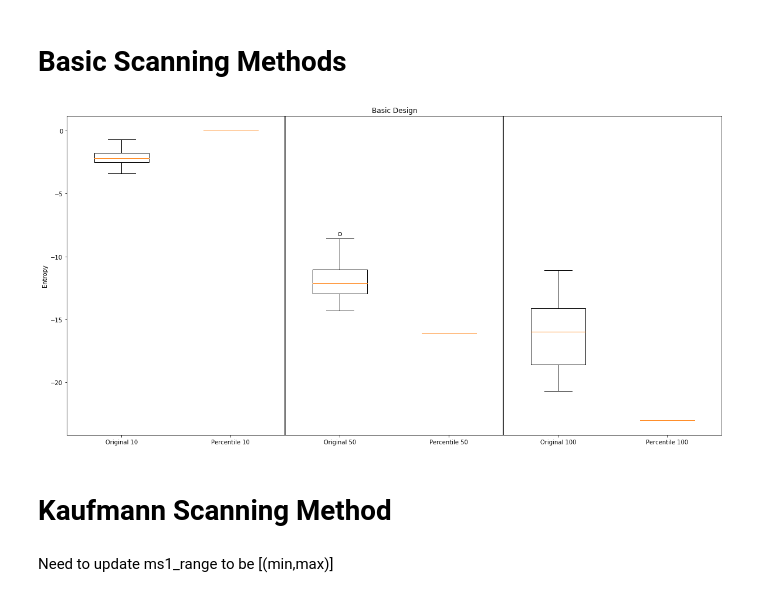
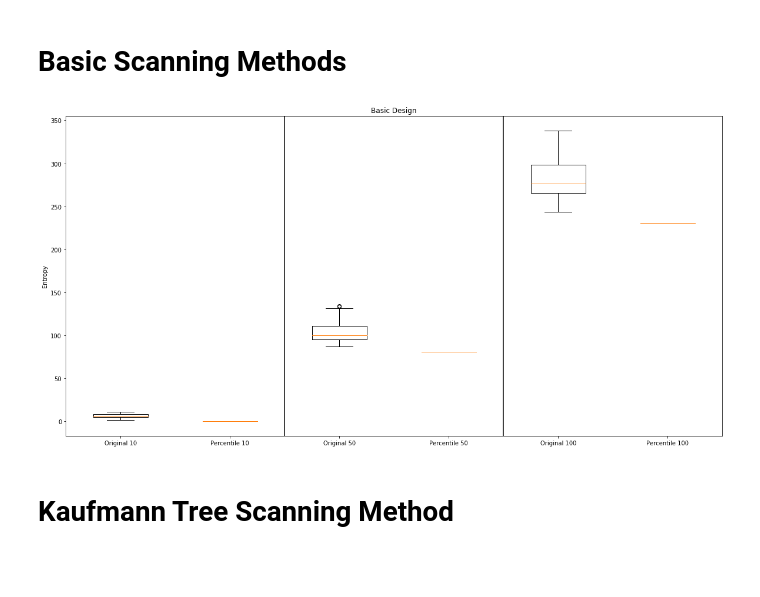
Before and after one commit to sdrogers/clms, a Jupyter notebook: Simulator/notebooks/Vinny_Test.ipynb, the cells around one changed output. Saved outputs shown, nothing was run; the diff lists cells and outputs as text; code cells hidden in the pictures; blank space fills up the shorter version.

Commit message:
Updated DIA methods

```diff
--- a/Simulator/notebooks/Vinny_Test.ipynb
+++ b/Simulator/notebooks/Vinny_Test.ipynb
@@ -25,43 +25,41 @@ m = Sample_Dataset('../../../beer_data/peak_sampler_4_beers.p',50)
 # %% [markdown]
 # Basic Scanning Methods
 # %%
-test1_result = []
-test2_result = []
-test3_result = []
-test4_result = []
-test5_result = []
-test6_result = []
+test1_result_basic = []
+test2_result_basic = []
+test3_result_basic = []
+test4_result_basic = []
+test5_result_basic = []
+test6_result_basic = []
 
 for i in range(0,100):
-    Data_test1=Sample_Dataset('../../../beer_data/peak_sampler_4_beers.p',10)
-    Data_test2=Sample_Dataset('../../../beer_data/peak_sampler_4_beers.p',50)
-    Data_test3=Sample_Dataset('../../../beer_data/peak_sampler_4_beers.p',100)
+    Data_test1=Sample_Dataset('../../../beer_data/peak_sampler_4_beers.p',10,1)
+    Data_test2=Sample_Dataset('../../../beer_data/peak_sampler_4_beers.p',50,1)
+    Data_test3=Sample_Dataset('../../../beer_data/peak_sampler_4_beers.p',100,1)
     test1=Dia_Basic(Data_test1,10,"even")
     test2=Dia_Basic(Data_test1,10,"percentile")
     test3=Dia_Basic(Data_test2,10,"even")
     test4=Dia_Basic(Data_test2,10,"percentile")
     test5=Dia_Basic(Data_test3,10,"even")
     test6=Dia_Basic(Data_test3,10,"percentile")
-    test1_result.append(test1.entropy())
-    test2_result.append(test2.entropy())
-    test3_result.append(test3.entropy())
-    test4_result.append(test4.entropy())
-    test5_result.append(test5.entropy())
-    test6_result.append(test6.entropy())
+    test1_result_basic.append(test1.entropy())
+    test2_result_basic.append(test2.entropy())
+    test3_result_basic.append(test3.entropy())
+    test4_result_basic.append(test4.entropy())
+    test5_result_basic.append(test5.entropy())
+    test6_result_basic.append(test6.entropy())
 
-test_result = [test1_result,test2_result,test3_result,test4_result,test5_result,test6_result]
+test_result_basic = [test1_result_basic,test2_result_basic,test3_result_basic,test4_result_basic,test5_result_basic,test6_result_basic]
 # %%
 plt.figure(figsize=(20,10))
 plt.axvline(x=2.5,color='k')
 plt.axvline(x=4.5,color='k')
-plt.boxplot(test_result)
+plt.boxplot(test_result_basic)
 plt.ylabel("Entropy")
 plt.title("Basic Design")
 plt.xticks([1,2,3,4,5,6],["Original 10","Percentile 10","Original 50","Percentile 50","Original 100","Percentile 100"])
 plt.show()
 # %% [output]
-[figure, old version]
+[figure, new version]
 # %% [markdown]
-# Kaufmann Scanning Method
+# Kaufmann Tree Scanning Method
-# %% [markdown]
-Need to update ms1_range to be [(min,max)]
```
Also changed, not shown: parts of 19 cells of this notebook, 6 other files.
